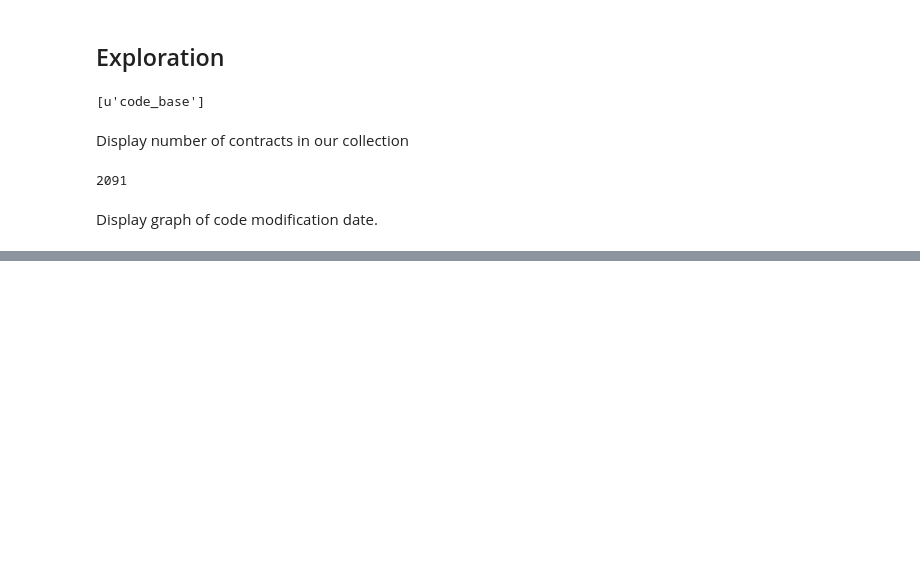
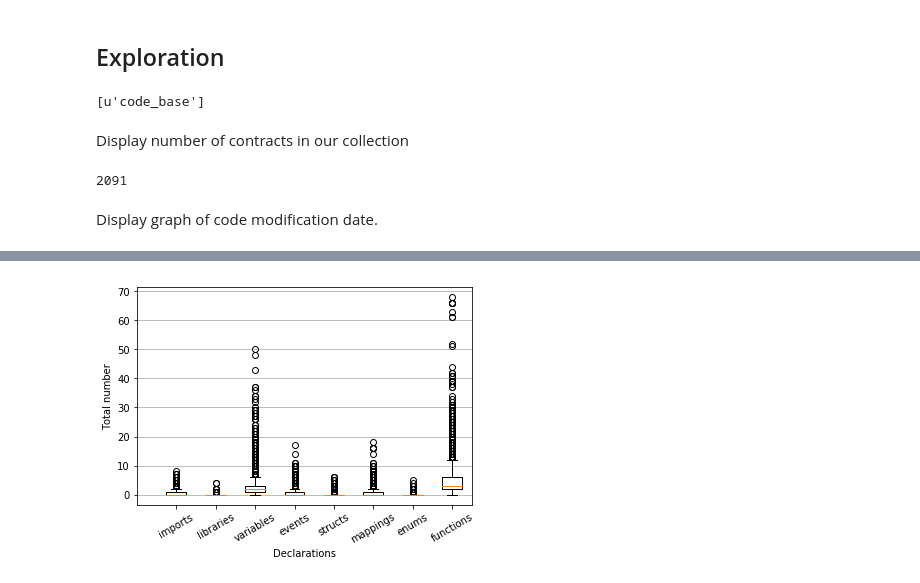
Before and after one commit to nud3l/smart-contract-analysis, a Jupyter notebook: analysis/contract-analysis.ipynb, the cells around one changed output, grey strips where cells are left out. Saved outputs shown, nothing was run; the diff lists cells and outputs as text; code cells hidden in the pictures; blank space fills up the shorter version.

```diff
--- a/analysis/contract-analysis.ipynb
+++ b/analysis/contract-analysis.ipynb
@@ -58,0 +191,17 @@ plt.show()
+# %%
+fig, axes = plt.subplots()
+
+axes.boxplot(all_data)
+
+xlabels = ['imports', 'libraries', 'variables', 'events', 'structs', 'mappings', 'enums', 'functions']
+
+axes.yaxis.grid(True)
+axes.set_xticks([y for y in range(len(all_data))])
+axes.set_xlabel('Declarations')
+axes.set_ylabel('Total number')
+plt.setp(axes, xticks=[y+1 for y in range(len(all_data))],
+         xticklabels=xlabels)
+plt.xticks(rotation=30)
+plt.show()
+# %% [output]
+[figure, added]
```
Also changed, not shown: parts of 12 cells of this notebook, 1 other file.
